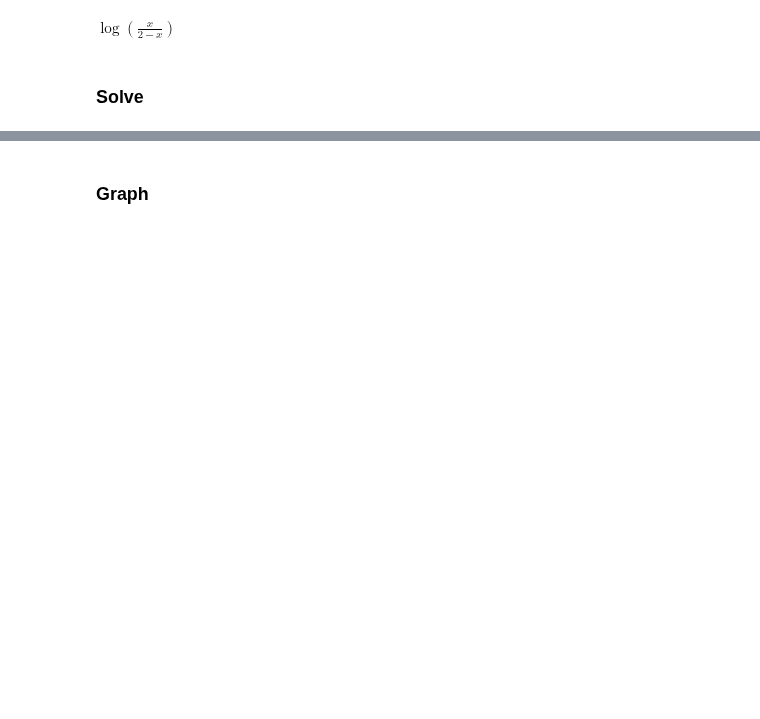
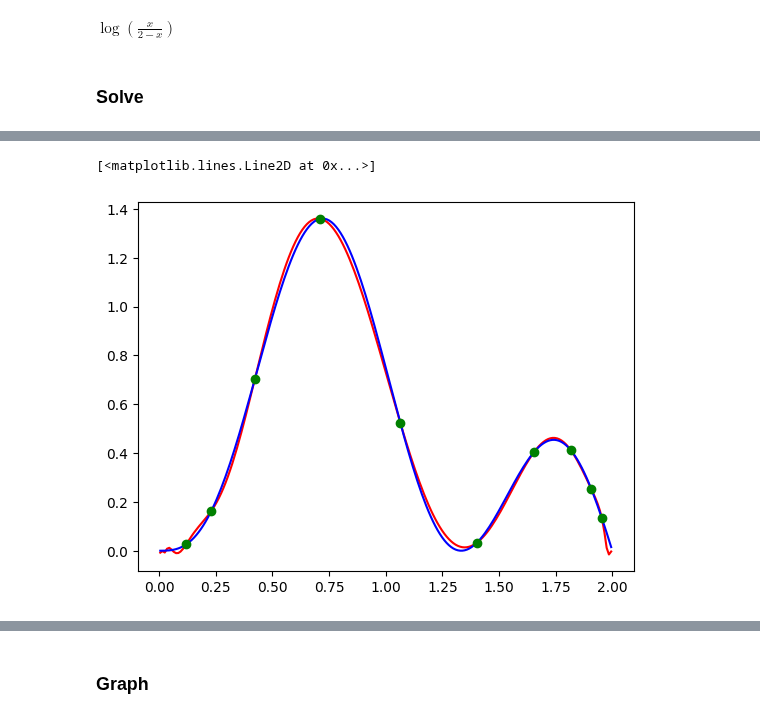
Before and after one commit to DesignToolInvestor/ManetSim, a Jupyter notebook: CdfFit/Note Books/dist_b_mle_over_fit.ipynb, the cells around one changed output, grey strips where cells are left out. Cells and saved outputs as stored; diff of their text form; code cells hidden in the pictures; blank space fills up the shorter version.

```diff
--- a/CdfFit/Note Books/dist_b_mle_over_fit.ipynb
+++ b/CdfFit/Note Books/dist_b_mle_over_fit.ipynb
@@ -132,0 +135,18 @@ envLeft = pdfApprox.sincV[0]
+# %%
+sincZ = approx10.sincZ
+# %%
+pdfAtSinc = tuple(dist.Pdf(map_.Inverse(z)) for z in sincZ)
+deadApprox = SincApprox(sincZ[0],sincZ[9],10, pdfAtSinc, map_)
+# %%
+xGrid = tuple(2*(k + 0.5) / nPlot for k in range(nPlot))
+
+deadBeadGrid = deadApprox.InterpX1(xGrid)
+plot.plot(xGrid, deadBeadGrid, c='red')
+
+pdfGrid = tuple(dist.Pdf(x) for x in xGrid)
+plot.plot(xGrid, pdfGrid, c='blue')
+
+plot.plot(deadApprox.sincX, deadApprox.sincV, 'o', c='green')
+# %% [output]
+[<matplotlib.lines.Line2D at 0x...>]
+[figure, added]
```
Also changed, not shown: parts of 41 cells of this notebook, 5 other files.
